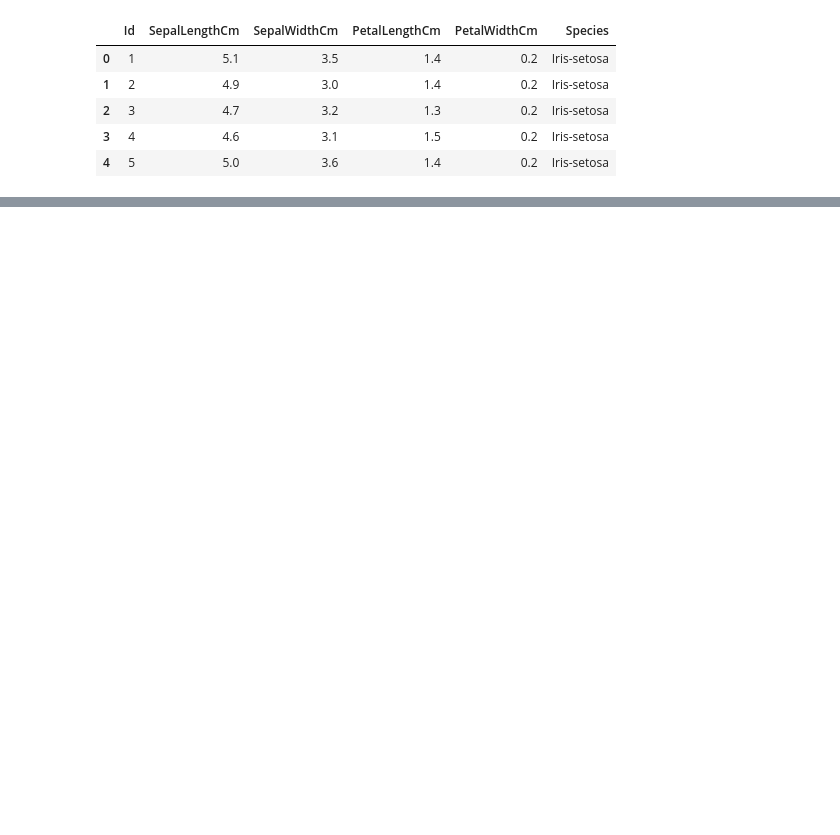
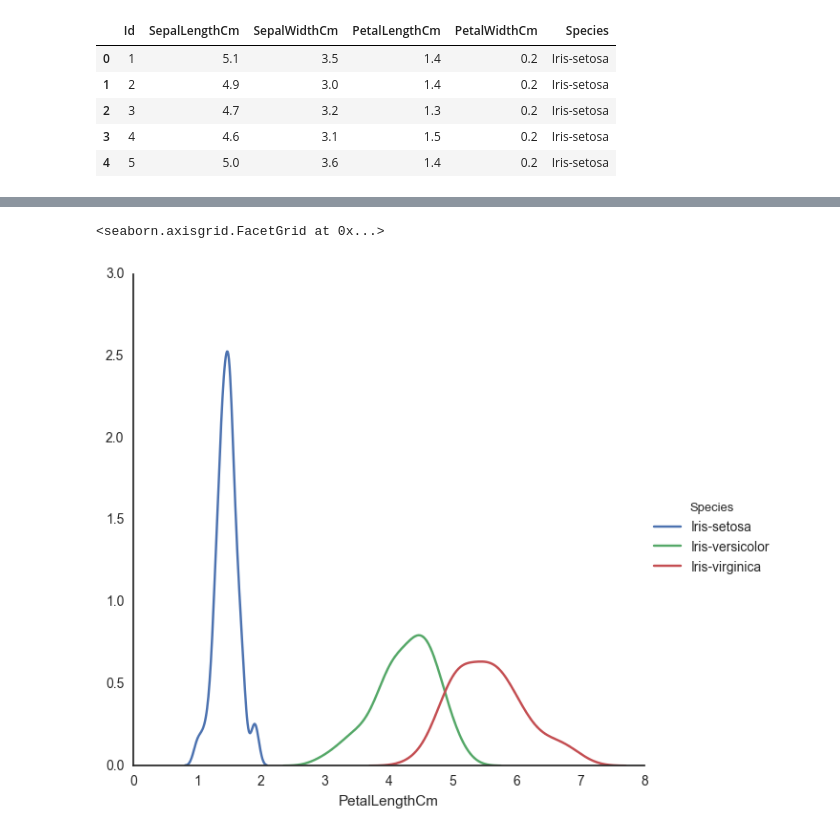
Before and after one commit to harishkrao/matplotlib, a Jupyter notebook: Iris Dataset Visualization using seaborn.ipynb, the cells around one changed output, grey strips where cells are left out. Cells and saved outputs as stored; diff of their text form; code cells hidden in the pictures; blank space fills up the shorter version.

```diff
--- a/Iris Dataset Visualization using seaborn.ipynb
+++ b/Iris Dataset Visualization using seaborn.ipynb
@@ -25,0 +34,7 @@ SyntaxError: invalid syntax (<ipython-input-7-d4e223964eb9>, line 1)
+# %%
+sns.FacetGrid(iris, hue="Species", size=6) \
+.map(sns.kdeplot, "PetalLengthCm") \
+.add_legend()
+# %% [output]
+<seaborn.axisgrid.FacetGrid at 0x...>
+[figure, added]
```
Also changed, not shown: parts of 3 cells of this notebook.
